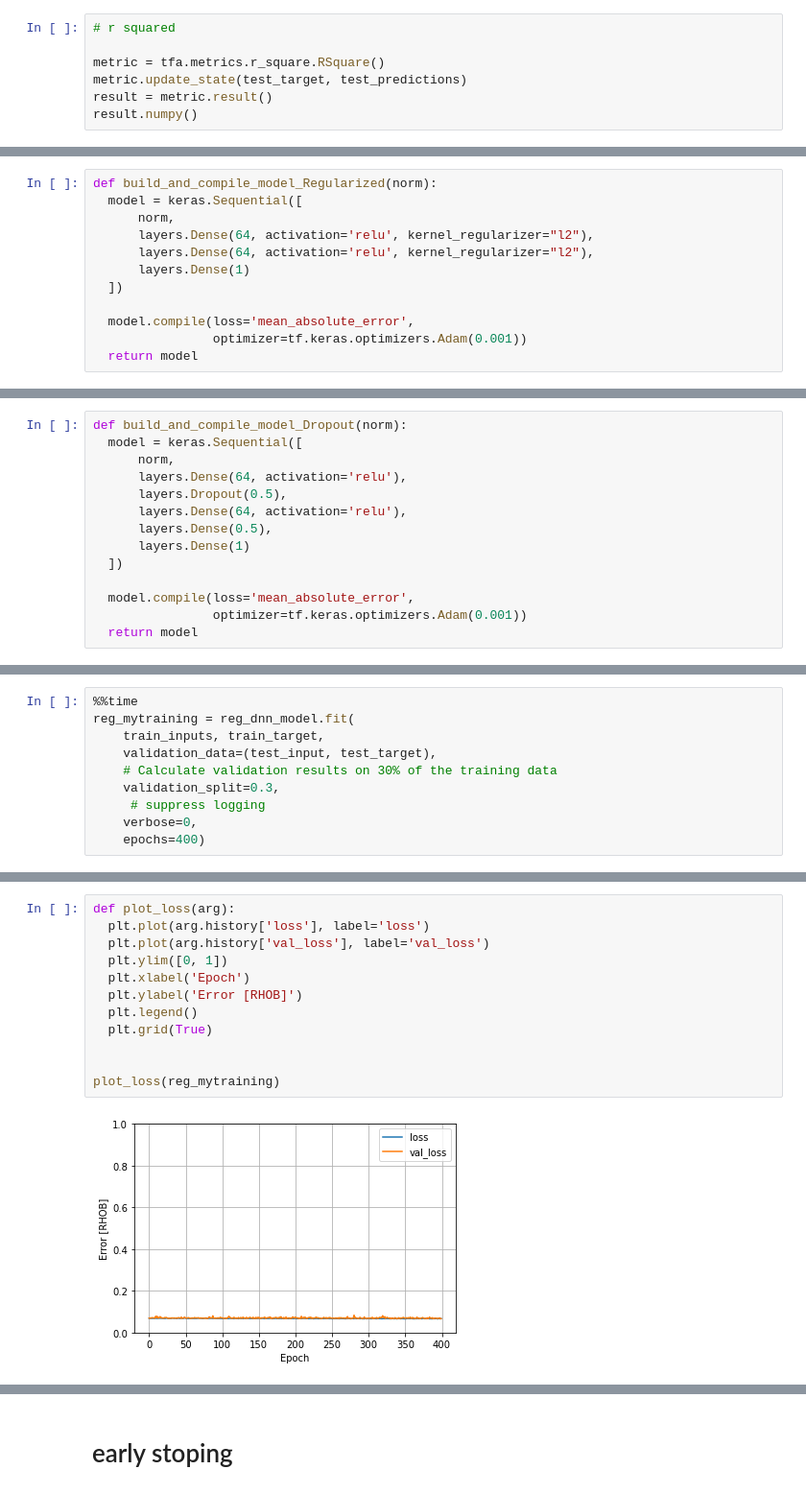
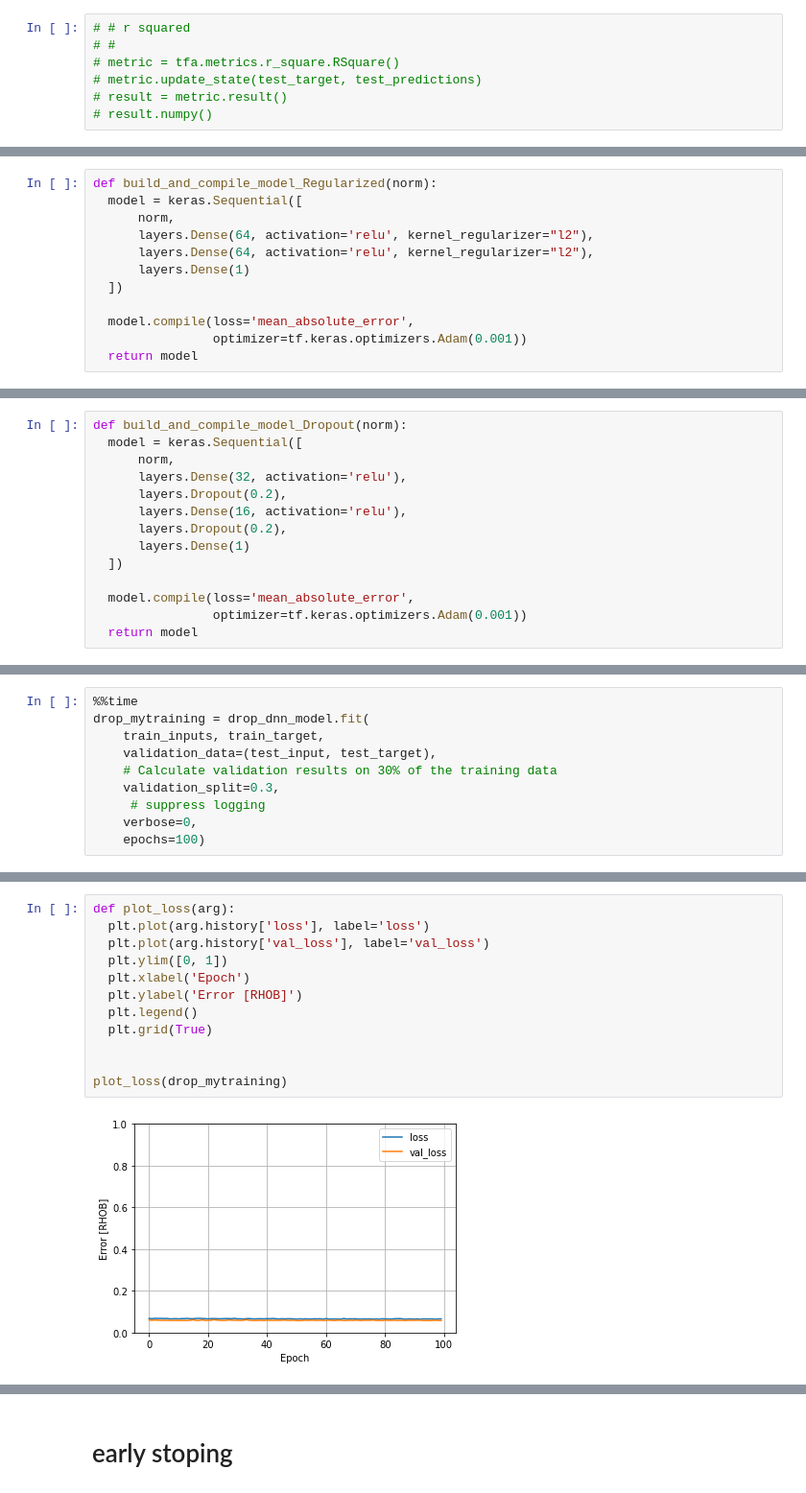
Before and after one commit to dernestbank/Lithology-Log-prediction-, a Jupyter notebook: NeuralNetPrediction 2.ipynb, the cells around one changed output, grey strips where cells are left out. Shown at 96% size. Saved outputs shown, nothing was run; the diff lists cells and outputs as text.

```diff
--- a/NeuralNetPrediction 2.ipynb
+++ b/NeuralNetPrediction 2.ipynb
@@ -300,10 +324,10 @@ tf.keras.losses.MAE(
 # %%
-# r squared
-
-metric = tfa.metrics.r_square.RSquare()
-metric.update_state(test_target, test_predictions)
-result = metric.result()
-result.numpy()
+# # r squared
+# #
+# metric = tfa.metrics.r_square.RSquare()
+# metric.update_state(test_target, test_predictions)
+# result = metric.result()
+# result.numpy()
 # %%
 # Testing model on different wells
 
@@ -442,10 +550,10 @@ ModuleNotFoundError: No module named 'mlxtend'
 def build_and_compile_model_Dropout(norm):
   model = keras.Sequential([
       norm,
-      layers.Dense(64, activation='relu'),
-      layers.Dropout(0.5),
-      layers.Dense(64, activation='relu'),
-      layers.Dense(0.5),
+      layers.Dense(32, activation='relu'),
+      layers.Dropout(0.2),
+      layers.Dense(16, activation='relu'),
+      layers.Dropout(0.2),
       layers.Dense(1)
   ])
 
@@ -478,12 +586,12 @@ Non-trainable params: 11
 _________________________________________________________________
 # %%
 %%time
-reg_mytraining = reg_dnn_model.fit(
+drop_mytraining = drop_dnn_model.fit(
     train_inputs, train_target,
     validation_data=(test_input, test_target),
     # Calculate validation results on 30% of the training data
     validation_split=0.3,
      # suppress logging
     verbose=0,
-    epochs=400)
+    epochs=100)
 # %% [output]
@@ -491,14 +599,14 @@ Wall time: 37.8 s
 # %%
 def plot_loss(arg):
   plt.plot(arg.history['loss'], label='loss')
   plt.plot(arg.history['val_loss'], label='val_loss')
   plt.ylim([0, 1])
   plt.xlabel('Epoch')
   plt.ylabel('Error [RHOB]')
   plt.legend()
   plt.grid(True)
 
 
-plot_loss(reg_mytraining)
+plot_loss(drop_mytraining)
 # %% [output]
-[figure, old version]
+[figure, new version]
```
Also changed, not shown: parts of 38 cells of this notebook, 3 other files.
